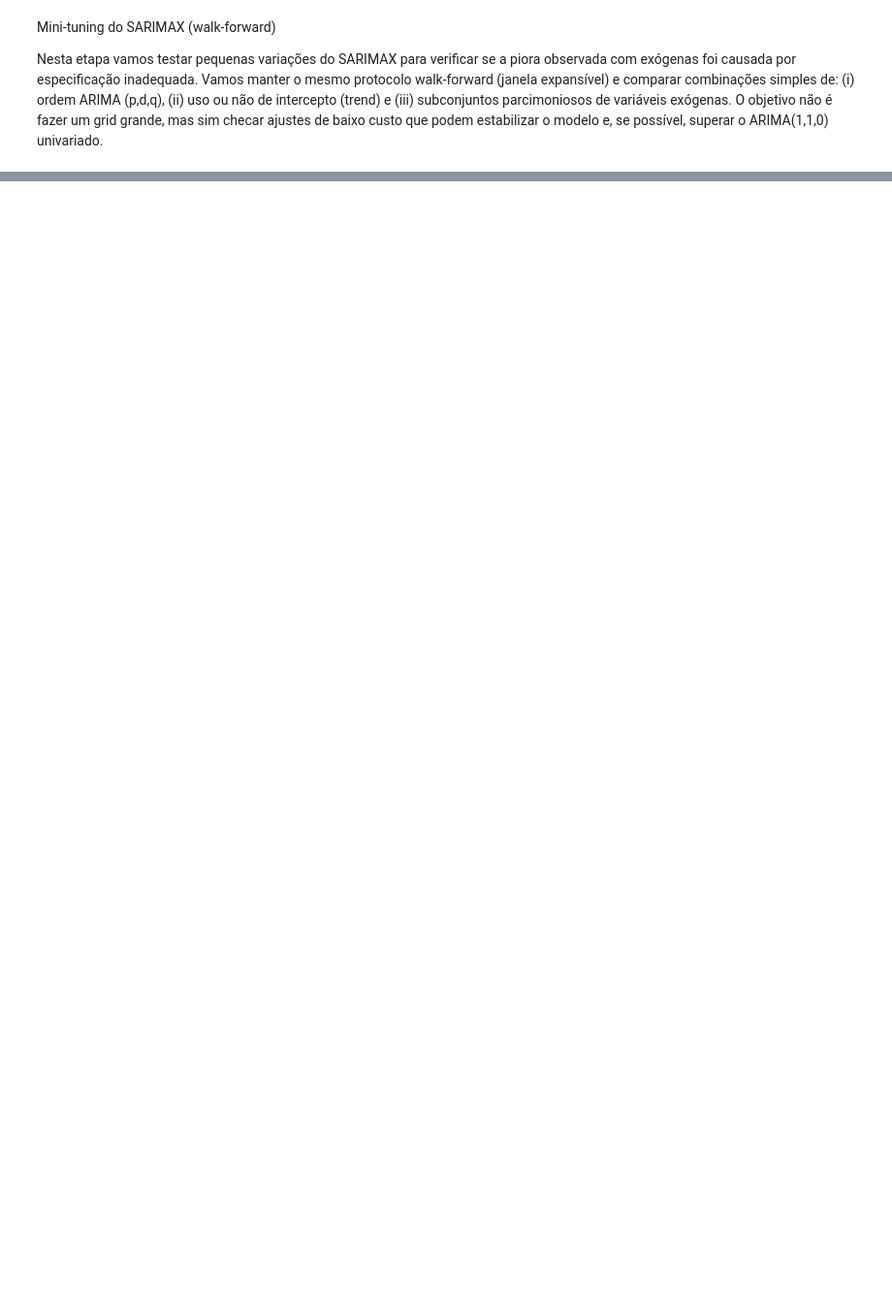
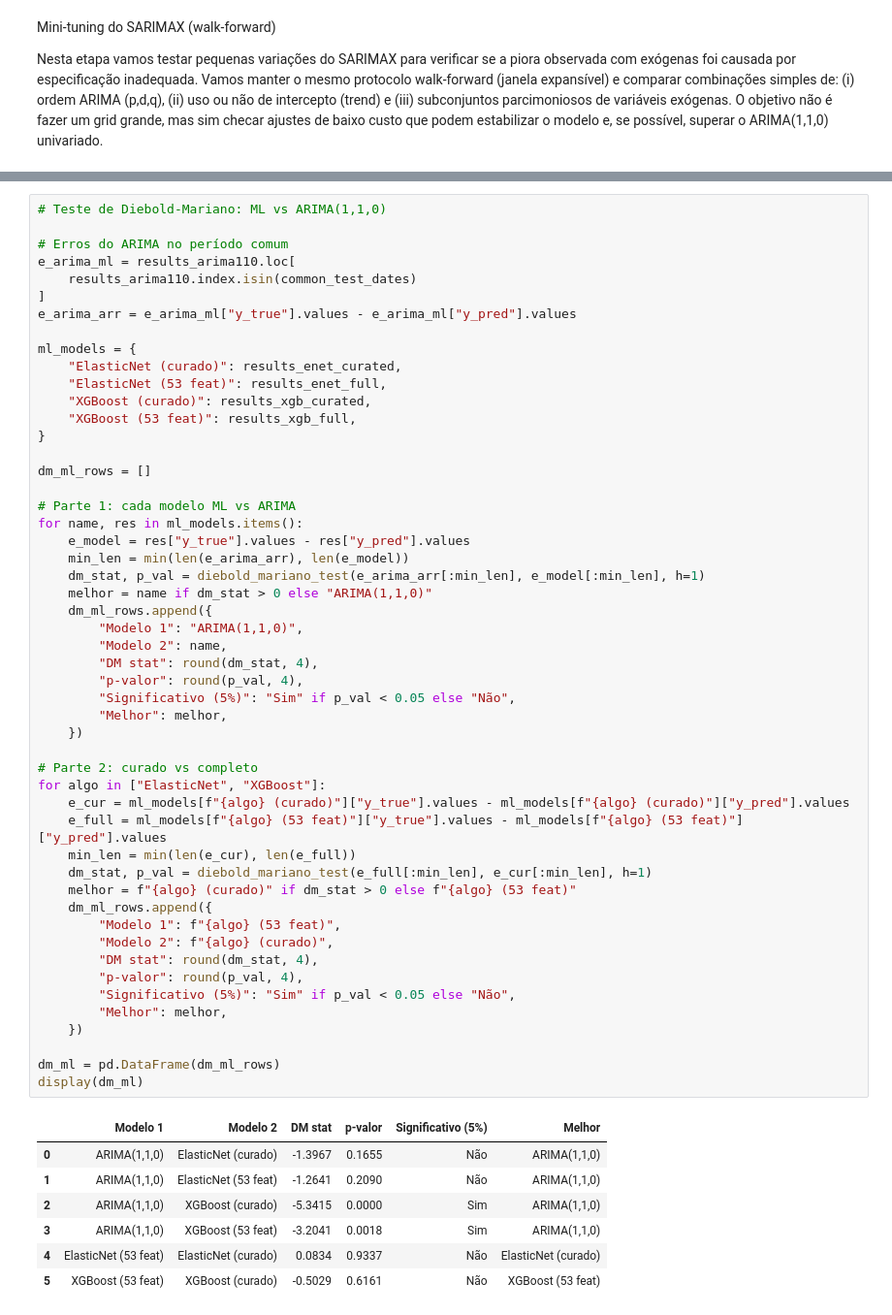
Before and after one commit to BrunoRaphaell/nowcasting, a Jupyter notebook: notebooks/03_modeling.ipynb, the cells around one changed output, grey strips where cells are left out. Shown at 97% size. Drawn from its saved outputs; the diff is of its cells as text; blank space fills up the shorter version.

```diff
--- a/notebooks/03_modeling.ipynb
+++ b/notebooks/03_modeling.ipynb
@@ -361,0 +1042,59 @@ display(results_grid.head(5))
+# %%
+# Teste de Diebold-Mariano: ML vs ARIMA(1,1,0)
+
+# Erros do ARIMA no período comum
+e_arima_ml = results_arima110.loc[
+    results_arima110.index.isin(common_test_dates)
+]
+e_arima_arr = e_arima_ml["y_true"].values - e_arima_ml["y_pred"].values
+
+ml_models = {
+    "ElasticNet (curado)": results_enet_curated,
+    "ElasticNet (53 feat)": results_enet_full,
+    "XGBoost (curado)": results_xgb_curated,
+    "XGBoost (53 feat)": results_xgb_full,
+}
+
+dm_ml_rows = []
+
+# Parte 1: cada modelo ML vs ARIMA
+for name, res in ml_models.items():
+    e_model = res["y_true"].values - res["y_pred"].values
+    min_len = min(len(e_arima_arr), len(e_model))
+    dm_stat, p_val = diebold_mariano_test(e_arima_arr[:min_len], e_model[:min_len], h=1)
+    melhor = name if dm_stat > 0 else "ARIMA(1,1,0)"
+    dm_ml_rows.append({
+        "Modelo 1": "ARIMA(1,1,0)",
+        "Modelo 2": name,
+        "DM stat": round(dm_stat, 4),
+        "p-valor": round(p_val, 4),
+        "Significativo (5%)": "Sim" if p_val < 0.05 else "Não",
+        "Melhor": melhor,
+    })
+
+# Parte 2: curado vs completo
+for algo in ["ElasticNet", "XGBoost"]:
+    e_cur = ml_models[f"{algo} (curado)"]["y_true"].values - ml_models[f"{algo} (curado)"]["y_pred"].values
+    e_full = ml_models[f"{algo} (53 feat)"]["y_true"].values - ml_models[f"{algo} (53 feat)"]["y_pred"].values
+    min_len = min(len(e_cur), len(e_full))
+    dm_stat, p_val = diebold_mariano_test(e_full[:min_len], e_cur[:min_len], h=1)
+    melhor = f"{algo} (curado)" if dm_stat > 0 else f"{algo} (53 feat)"
+    dm_ml_rows.append({
+        "Modelo 1": f"{algo} (53 feat)",
+        "Modelo 2": f"{algo} (curado)",
+        "DM stat": round(dm_stat, 4),
+        "p-valor": round(p_val, 4),
+        "Significativo (5%)": "Sim" if p_val < 0.05 else "Não",
+        "Melhor": melhor,
+    })
+
+dm_ml = pd.DataFrame(dm_ml_rows)
+display(dm_ml)
+# %% [output]
+|  | Modelo 1 | Modelo 2 | DM stat | p-valor | Significativo (5%) | Melhor |
+| 0 | ARIMA(1,1,0) | ElasticNet (curado) | -1.3967 | 0.1655 | Não | ARIMA(1,1,0) |
+| 1 | ARIMA(1,1,0) | ElasticNet (53 feat) | -1.2641 | 0.2090 | Não | ARIMA(1,1,0) |
+| 2 | ARIMA(1,1,0) | XGBoost (curado) | -5.3415 | 0.0000 | Sim | ARIMA(1,1,0) |
+| 3 | ARIMA(1,1,0) | XGBoost (53 feat) | -3.2041 | 0.0018 | Sim | ARIMA(1,1,0) |
+| 4 | ElasticNet (53 feat) | ElasticNet (curado) | 0.0834 | 0.9337 | Não | ElasticNet (curado) |
+| 5 | XGBoost (53 feat) | XGBoost (curado) | -0.5029 | 0.6161 | Não | XGBoost (53 feat) |
```
Also changed, not shown: parts of 37 cells of this notebook, 2 other files.
